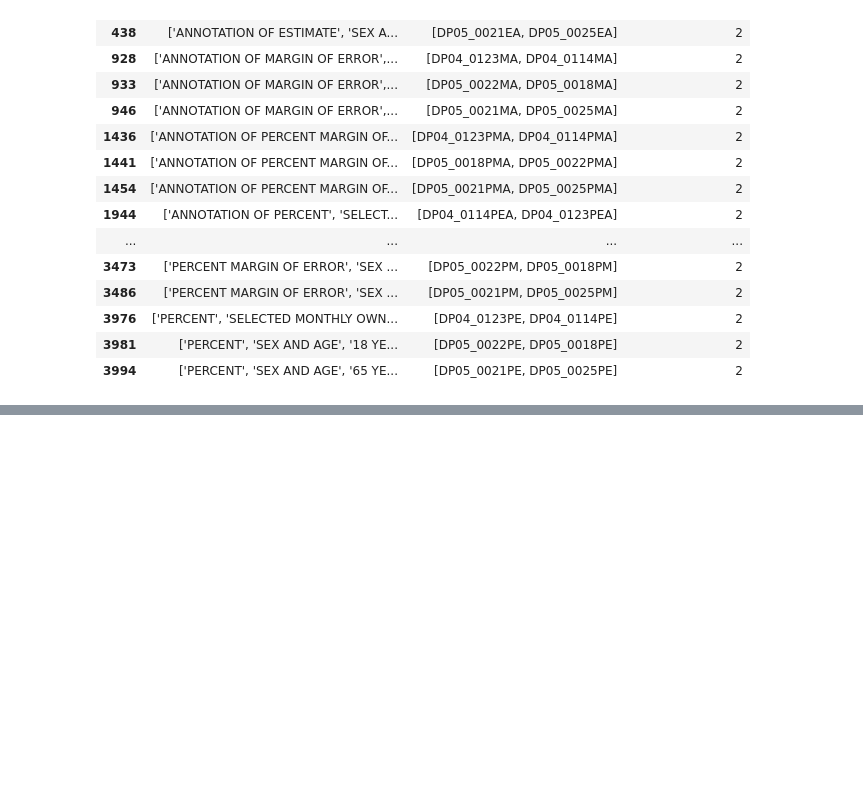
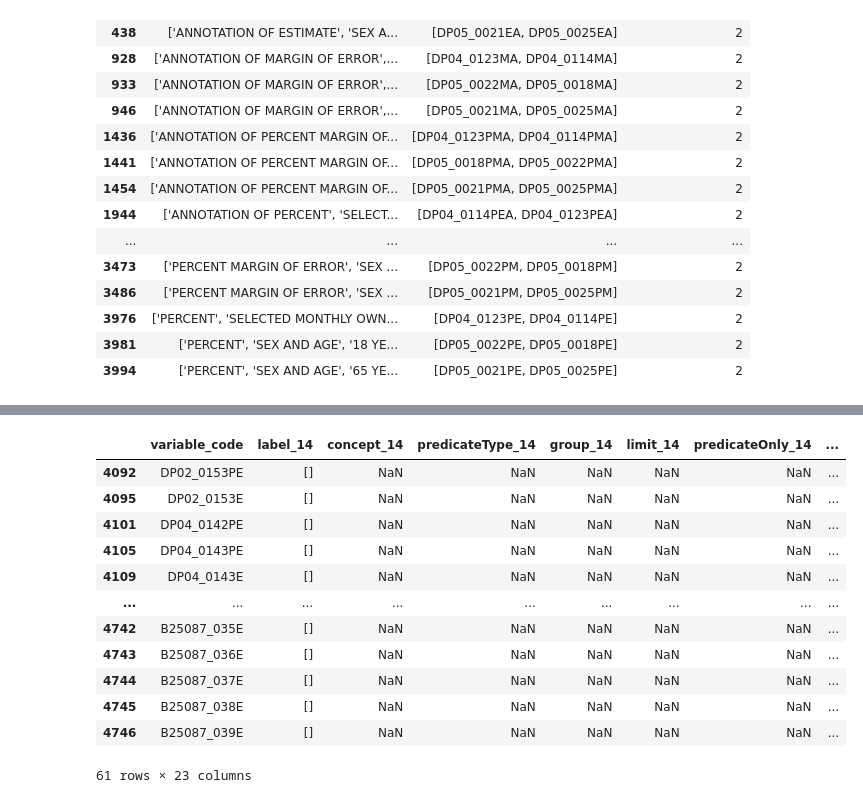
Before and after one commit to datakind/sep21-housing-insecurity, a Jupyter notebook: code/shreyashs/shr_field_work_acs_dictionary_eda.ipynb, the cells around one changed output, grey strips where cells are left out. Saved outputs shown, nothing was run; the diff lists cells and outputs as text; code cells hidden in the pictures; blank space fills up the shorter version.

```diff
--- a/code/shreyashs/shr_field_work_acs_dictionary_eda.ipynb
+++ b/code/shreyashs/shr_field_work_acs_dictionary_eda.ipynb
@@ -223,0 +269,16 @@ acs_dic_14[acs_dic_14['variable_code'].isin(['DP04_0114EA', 'DP04_0123EA'])]
+# %%
+acs_dic_compare.loc[acs_dic_compare['datasets'].apply(lambda x: ('miami_dade_19' in x) & ('miami_dade_14' not in x))]
+# %% [output]
+|  | variable_code | label_14 | concept_14 | predicateType_14 | group_14 | limit_14 | predicateOnly_14 | ... |
+| 4092 | DP02_0153PE | [] | NaN | NaN | NaN | NaN | NaN | ... |
+| 4095 | DP02_0153E | [] | NaN | NaN | NaN | NaN | NaN | ... |
+| 4101 | DP04_0142PE | [] | NaN | NaN | NaN | NaN | NaN | ... |
+| 4105 | DP04_0143PE | [] | NaN | NaN | NaN | NaN | NaN | ... |
+| 4109 | DP04_0143E | [] | NaN | NaN | NaN | NaN | NaN | ... |
+| ... | ... | ... | ... | ... | ... | ... | ... | ... |
+| 4742 | B25087_035E | [] | NaN | NaN | NaN | NaN | NaN | ... |
+| 4743 | B25087_036E | [] | NaN | NaN | NaN | NaN | NaN | ... |
+| 4744 | B25087_037E | [] | NaN | NaN | NaN | NaN | NaN | ... |
+| 4745 | B25087_038E | [] | NaN | NaN | NaN | NaN | NaN | ... |
+| 4746 | B25087_039E | [] | NaN | NaN | NaN | NaN | NaN | ... |
+61 rows × 23 columns
```
Also changed, not shown: parts of 21 cells of this notebook, 12 other files.
